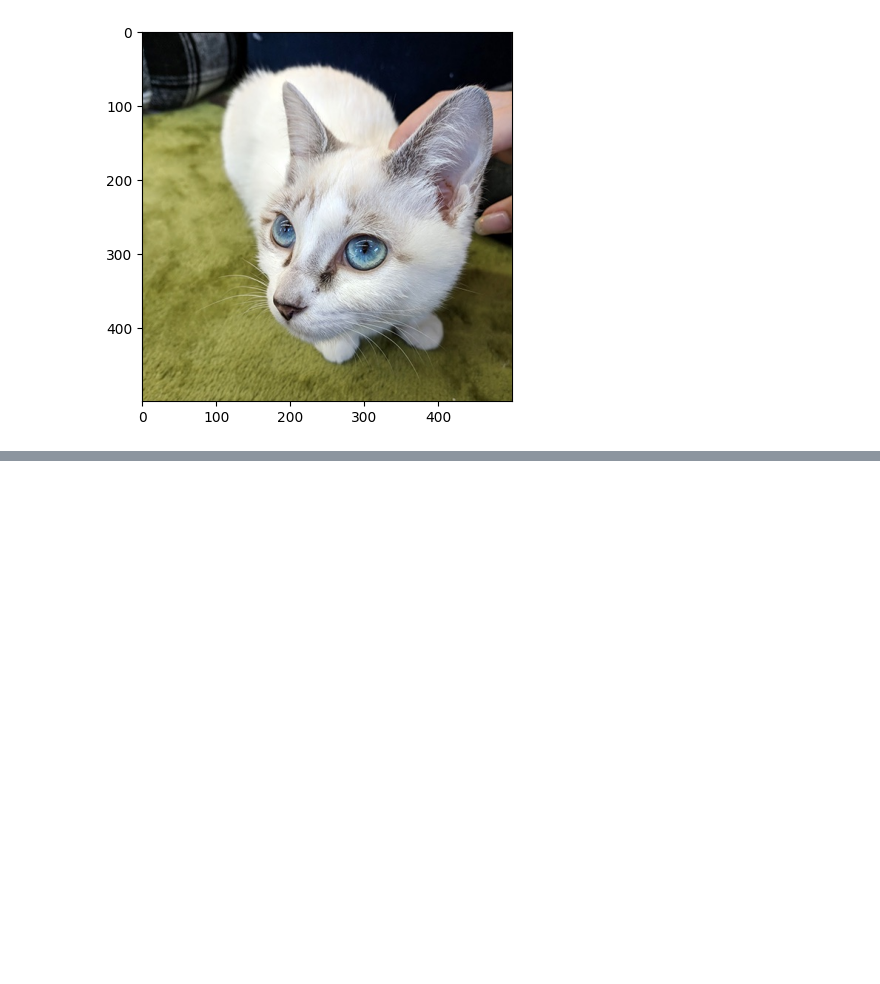
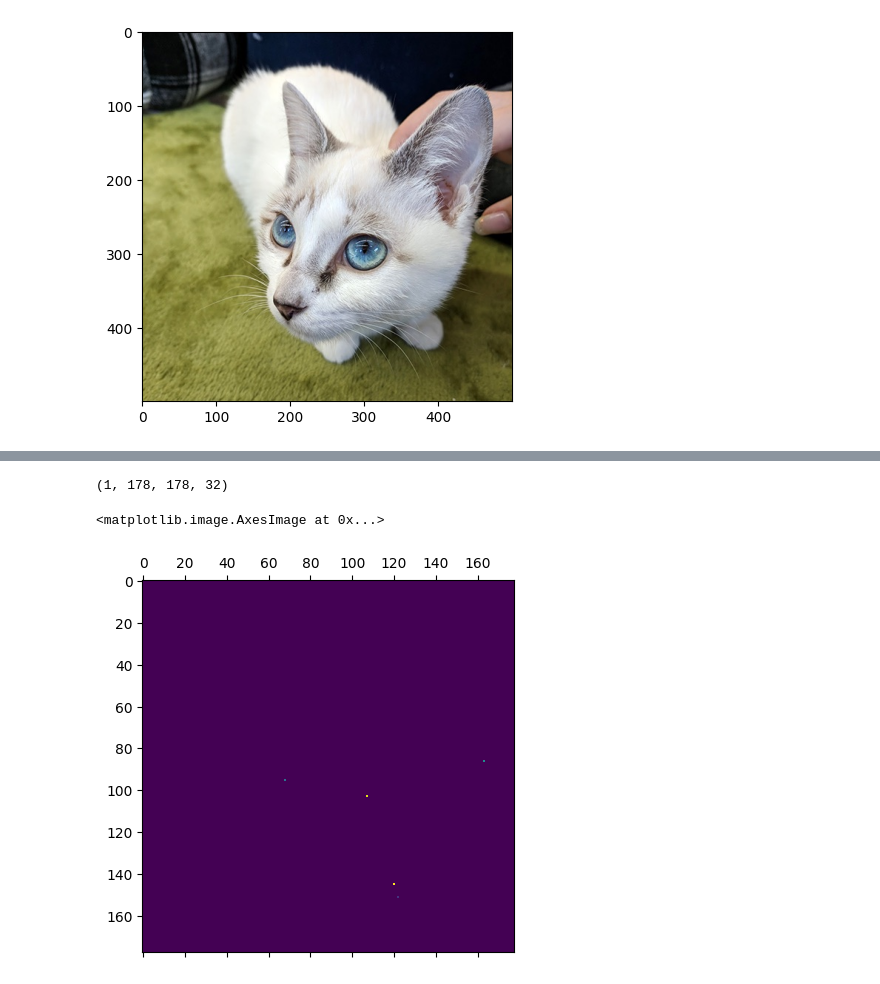
Before and after one commit to dancla240/Deep-Learning-Daniel-Claesson, a Jupyter notebook: CodeAlong_07_layer_investigation.ipynb, the cells around one changed output, grey strips where cells are left out. Cells and saved outputs as stored; diff of their text form; code cells hidden in the pictures; blank space fills up the shorter version.

```diff
--- a/CodeAlong_07_layer_investigation.ipynb
+++ b/CodeAlong_07_layer_investigation.ipynb
@@ -28,5 +57,7 @@ activation_model = keras.models.Model(inputs=model.input, outputs=layers_output)
 # %%
 def get_img_array(img_path, size):
+    """Returns image as tensor with specified size,
+    also adds a dimension to represent batch size"""
     img = keras.preprocessing.image.load_img(img_path, target_size=size)
     img_array = keras.preprocessing.image.img_to_array(img)
     img_array = np.expand_dims(img_array, axis=0)
@@ -33,0 +67,3 @@ def get_img_array(img_path, size):
+# %%
+img_tensor = get_img_array(img_path, size=(180, 180))
+img_tensor.shape
@@ -34,3 +75,2 @@ def get_img_array(img_path, size):
 # %%
-
-activations = activation_model.predict()
+activations = activation_model.predict(img_tensor)
@@ -36,0 +79,10 @@ activations = activation_model.predict()
+# %%
+first_layer_activation = activations[0]
+print(first_layer_activation.shape)
+# %% [output]
+(1, 178, 178, 32)
+# %%
+plt.matshow(first_layer_activation[0, :, :, 4], cmap='viridis')
+# %% [output]
+<matplotlib.image.AxesImage at 0x...>
+[figure, added]
```
Also changed, not shown: parts of 14 cells of this notebook, 1 other file.
